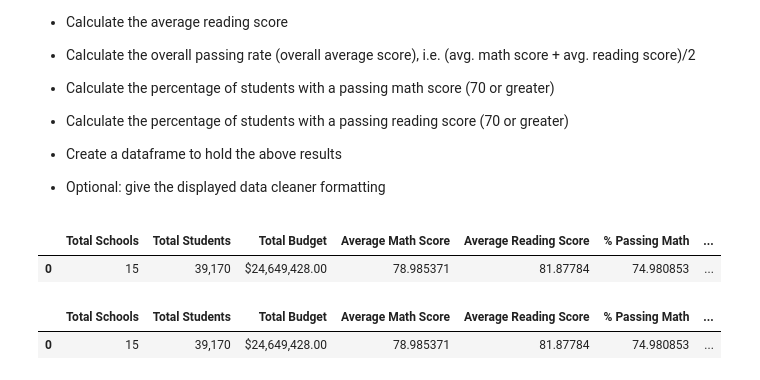
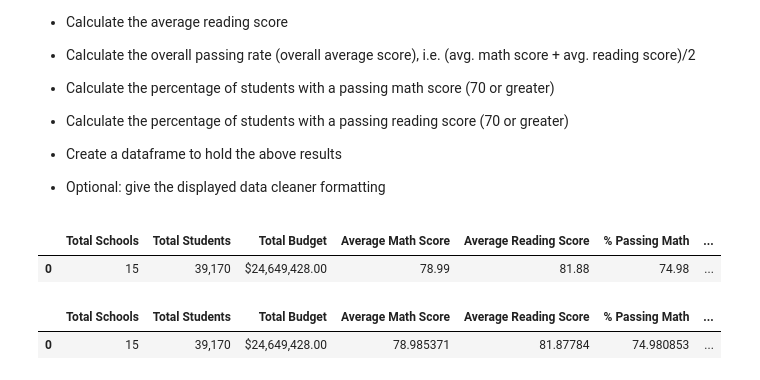
Before and after one commit to hvannia/AcademyOfPy, a Jupyter notebook: PyCitySchools.ipynb, the cells around one changed output. Cells and saved outputs as stored; diff of their text form; code cells hidden in the pictures.

Commit message:
more formatting district

```diff
--- a/PyCitySchools.ipynb
+++ b/PyCitySchools.ipynb
@@ -98,11 +98,18 @@ districtSummary = pd.DataFrame({"Total Schools":[schoolCount],
 # %%
 #format data frame columns
 districtSummary["Total Students"]=districtSummary["Total Students"].map("{0:,.0f}".format)
 districtSummary["Total Budget"]= districtSummary["Total Budget"].map("${0:,.2f}".format)
+districtSummary["Average Math Score"]=districtSummary["Average Math Score"].map("{0:,.2f}".format)
+districtSummary["Average Reading Score"]=districtSummary["Average Reading Score"].map("{0:.2f}".format)
+districtSummary["% Passing Math"]=districtSummary["% Passing Math"].map("{0:.2f}".format)
+districtSummary["% Passing Reading"]=districtSummary["% Passing Reading"].map("{0:.2f}".format)
+districtSummary["% Overall Passing Rate"]=districtSummary["% Overall Passing Rate"].map("{0:.2f}".format)
+
 districtSummary.head()
+#districtSummary.typeOf()
 # %% [output]
 |  | Total Schools | Total Students | Total Budget | Average Math Score | Average Reading Score | % Passing Math | ... |
-| 0 | 15 | 39,170 | $24,649,428.00 | 78.985371 | 81.87784 | 74.980853 | ... |
+| 0 | 15 | 39,170 | $24,649,428.00 | 78.99 | 81.88 | 74.98 | ... |
 # %%
 # %% [output]
 |  | Total Schools | Total Students | Total Budget | Average Math Score | Average Reading Score | % Passing Math | ... |
```
